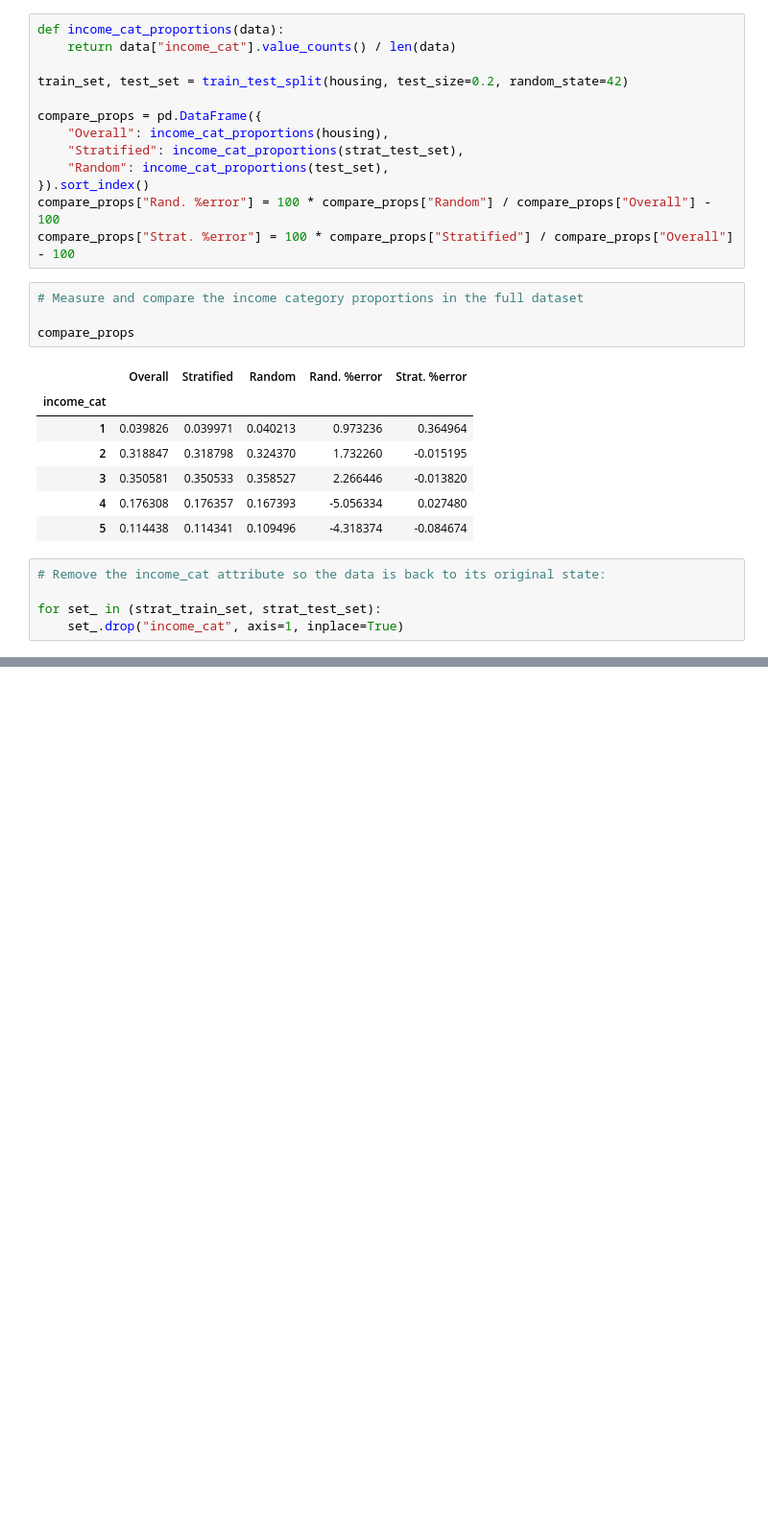
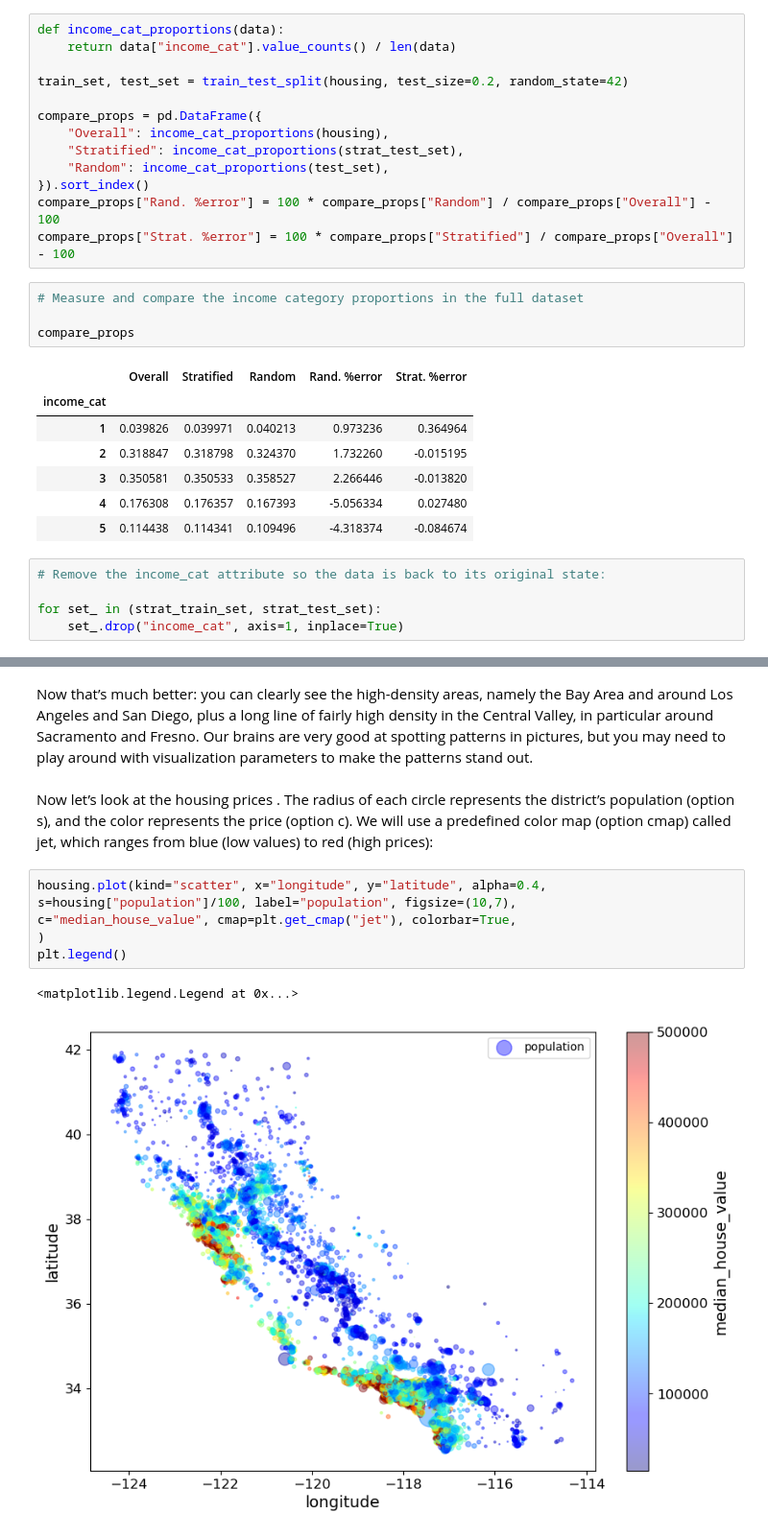
Before and after one commit to d-t-n/hands-on-ml, a Jupyter notebook: 02-End_to_End_Machine_Learning_Project.ipynb, the cells around one changed output, grey strips where cells are left out. Shown at 96% size. Saved outputs shown, nothing was run; the diff lists cells and outputs as text; blank space fills up the shorter version.

```diff
--- a/02-End_to_End_Machine_Learning_Project.ipynb
+++ b/02-End_to_End_Machine_Learning_Project.ipynb
@@ -359,0 +386,21 @@ for set_ in (strat_train_set, strat_test_set):
+# %% [markdown]
+Now that’s much better: you can clearly see the high-density areas, namely
+the Bay Area and around Los Angeles and San Diego, plus a long line of fairly
+high density in the Central Valley, in particular around Sacramento and
+Fresno.
+Our brains are very good at spotting patterns in pictures, but you may need to
+play around with visualization parameters to make the patterns stand out.
+# %% [markdown]
+Now let’s look at the housing prices . The radius of each circle
+represents the district’s population (option s), and the color represents the
+price (option c). We will use a predefined color map (option cmap) called jet,
+which ranges from blue (low values) to red (high prices):
+# %%
+housing.plot(kind="scatter", x="longitude", y="latitude", alpha=0.4,
+s=housing["population"]/100, label="population", figsize=(10,7),
+c="median_house_value", cmap=plt.get_cmap("jet"), colorbar=True,
+)
+plt.legend()
+# %% [output]
+<matplotlib.legend.Legend at 0x...>
+[figure, added]
```
Also changed, not shown: parts of 9 cells of this notebook, 4 other files.
